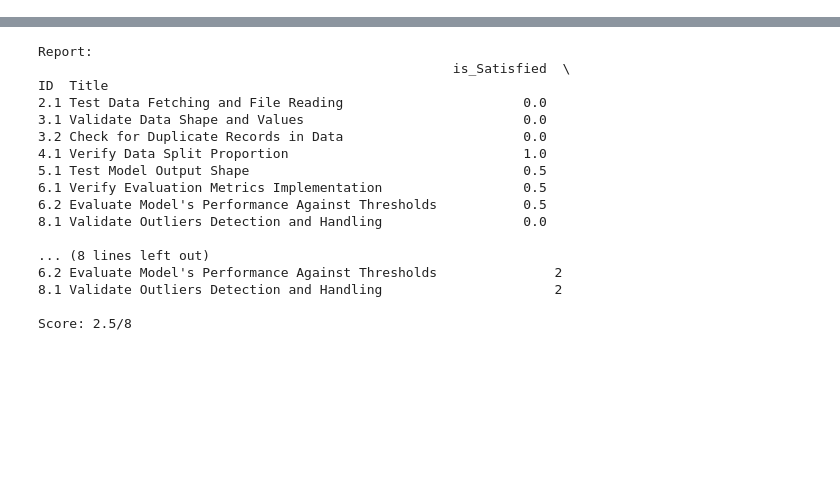
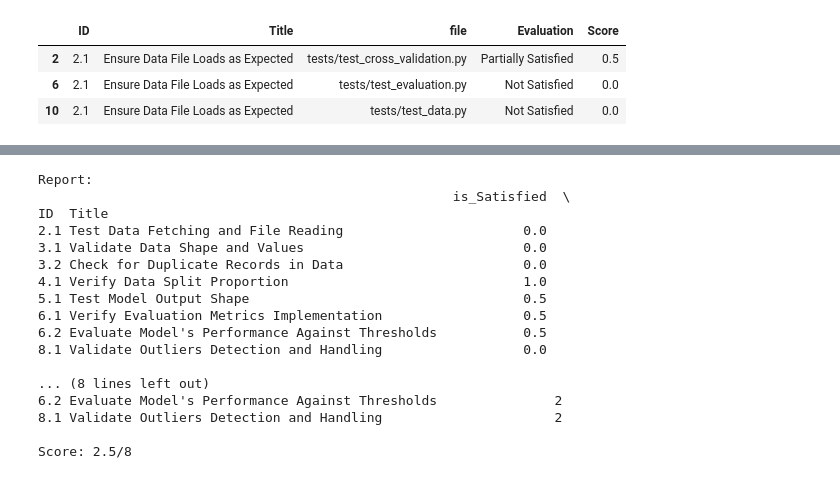
Before and after one commit to UBC-MDS/fixml, a Jupyter notebook: src/test_creation/demo.ipynb, the cells around one changed output, grey strips where cells are left out. Cells and saved outputs as stored; diff of their text form; code cells hidden in the pictures; blank space fills up the shorter version.

```diff
--- a/src/test_creation/demo.ipynb
+++ b/src/test_creation/demo.ipynb
@@ -13,0 +61,7 @@ parser = ResponseParser(response)
+# %%
+reports.query('ID == "2.1"')[['ID', 'Title', 'file', 'Evaluation', 'Score']]
+# %% [output]
+|  | ID | Title | file | Evaluation | Score |
+| 2 | 2.1 | Ensure Data File Loads as Expected | tests/test_cross_validation.py | Partially Satisfied | 0.5 |
+| 6 | 2.1 | Ensure Data File Loads as Expected | tests/test_evaluation.py | Not Satisfied | 0.0 |
+| 10 | 2.1 | Ensure Data File Loads as Expected | tests/test_data.py | Not Satisfied | 0.0 |
```
Also changed, not shown: parts of 14 cells of this notebook.
